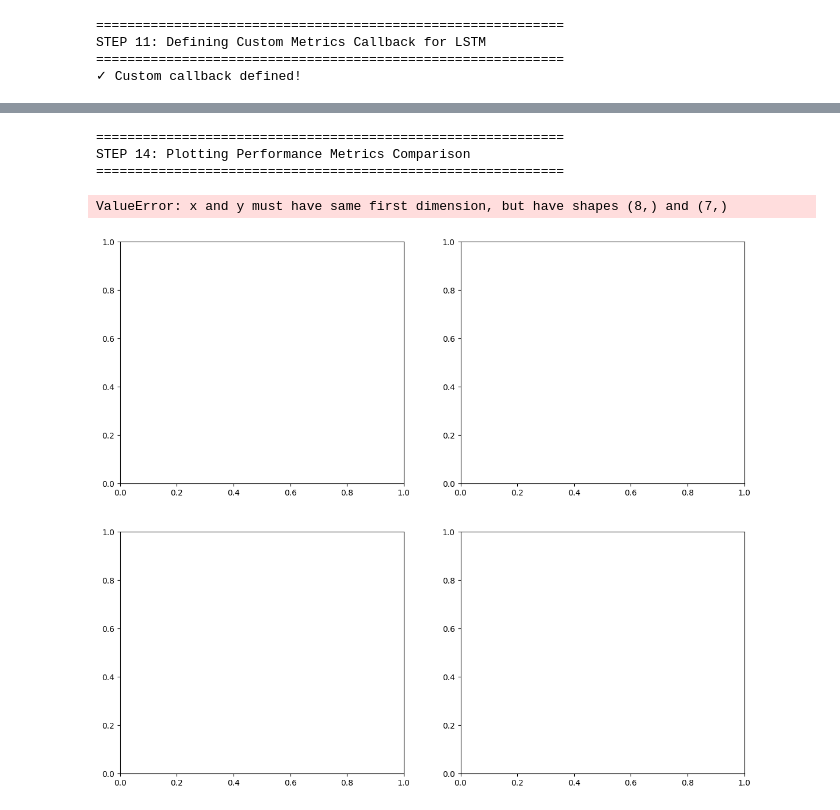
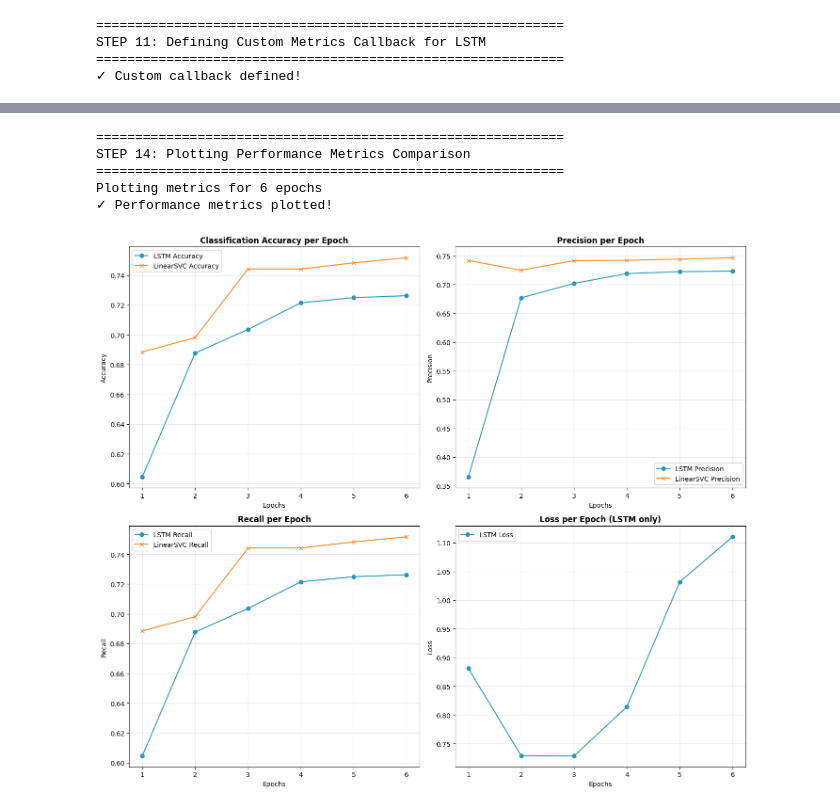
Before and after one commit to lnv-louis/ml-sentiment-analysis, a Jupyter notebook: model.ipynb, the cells around one changed output, grey strips where cells are left out. Saved outputs shown, nothing was run; the diff lists cells and outputs as text; code cells hidden in the pictures.

```diff
--- a/model.ipynb
+++ b/model.ipynb
@@ -487,13 +487,17 @@ print("=" * 60)
 print("STEP 14: Plotting Performance Metrics Comparison")
 print("=" * 60)
 
-# Set the number of epochs (already fixed to 8 for both models)
-epochs = range(1, 9)
+# Use minimum number of epochs between both models or just 6 iterations for consistency
+num_epochs = min(len(metrics_callback.epoch_acc), len(svc_metrics['accuracy']), 6)
+epochs = range(1, num_epochs + 1)
+
+print(f"Plotting metrics for {num_epochs} epochs")
+
 fig, axes = plt.subplots(2, 2, figsize=(14, 12))
 
 # Accuracy plot
-axes[0, 0].plot(epochs, metrics_callback.epoch_acc, label='LSTM Accuracy', marker='o', color='#2596be')
-axes[0, 0].plot(epochs, svc_metrics['accuracy'], label='LinearSVC Accuracy', marker='x', color='#ff8824')
+axes[0, 0].plot(epochs, metrics_callback.epoch_acc[:num_epochs], label='LSTM Accuracy', marker='o', color='#2596be')
+axes[0, 0].plot(epochs, svc_metrics['accuracy'][:num_epochs], label='LinearSVC Accuracy', marker='x', color='#ff8824')
 axes[0, 0].set_title('Classification Accuracy per Epoch', fontsize=12, fontweight='bold')
 axes[0, 0].set_xlabel('Epochs')
 axes[0, 0].set_ylabel('Accuracy')
@@ -501,40 +505,41 @@ axes[0, 0].legend()
 axes[0, 0].grid(True, alpha=0.3)
 
 # Precision plot
-axes[0, 1].plot(epochs, metrics_callback.epoch_precision, label='LSTM Precision', marker='o', color='#2596be')
-axes[0, 1].plot(epochs, svc_metrics['precision'], label='LinearSVC Precision', marker='x', color='#ff8824')
+axes[0, 1].plot(epochs, metrics_callback.epoch_precision[:num_epochs], label='LSTM Precision', marker='o', color='#2596be')
+axes[0, 1].plot(epochs, svc_metrics['precision'][:num_epochs], label='LinearSVC Precision', marker='x', color='#ff8824')
 axes[0, 1].set_title('Precision per Epoch', fontsize=12, fontweight='bold')
 axes[0, 1].set_xlabel('Epochs')
 axes[0, 1].set_ylabel('Precision')
 axes[0, 1].legend()
 axes[0, 1].grid(True, alpha=0.3)
 
 # Recall plot
-axes[1, 0].plot(epochs, metrics_callback.epoch_recall, label='LSTM Recall', marker='o', color='#2596be')
-axes[1, 0].plot(epochs, svc_metrics['recall'], label='LinearSVC Recall', marker='x', color='#ff8824')
+axes[1, 0].plot(epochs, metrics_callback.epoch_recall[:num_epochs], label='LSTM Recall', marker='o', color='#2596be')
+axes[1, 0].plot(epochs, svc_metrics['recall'][:num_epochs], label='LinearSVC Recall', marker='x', color='#ff8824')
 axes[1, 0].set_title('Recall per Epoch', fontsize=12, fontweight='bold')
 axes[1, 0].set_xlabel('Epochs')
 axes[1, 0].set_ylabel('Recall')
 axes[1, 0].legend()
 axes[1, 0].grid(True, alpha=0.3)
 
 # Loss plot (only for LSTM)
-axes[1, 1].plot(epochs, metrics_callback.epoch_loss, label='LSTM Loss', marker='o', color='#2596be')
+axes[1, 1].plot(epochs, metrics_callback.epoch_loss[:num_epochs], label='LSTM Loss', marker='o', color='#2596be')
 axes[1, 1].set_title('Loss per Epoch (LSTM only)', fontsize=12, fontweight='bold')
 axes[1, 1].set_xlabel('Epochs')
 axes[1, 1].set_ylabel('Loss')
 axes[1, 1].legend()
 axes[1, 1].grid(True, alpha=0.3)
 
 plt.tight_layout()
 print("✓ Performance metrics plotted!")
 plt.show()
 # %% [output]
 ============================================================
 STEP 14: Plotting Performance Metrics Comparison
 ============================================================
+Plotting metrics for 6 epochs
+✓ Performance metrics plotted!
-ValueError: x and y must have same first dimension, but have shapes (8,) and (7,)
-[figure, old version]
+[figure, new version]
 # %%
 print("=" * 60)
 print("STEP 15: Generating Confusion Matrices")
```
Also changed, not shown: parts of 5 cells of this notebook.
